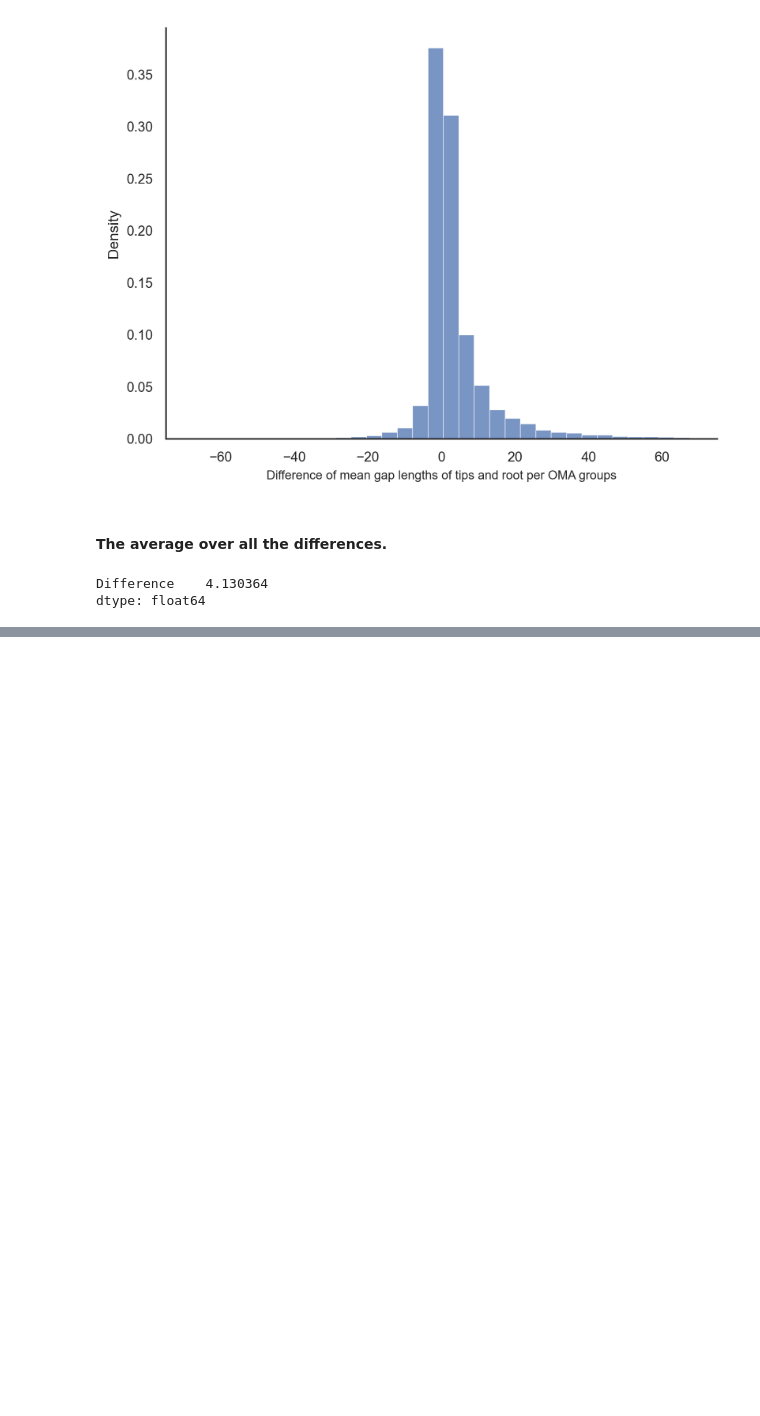
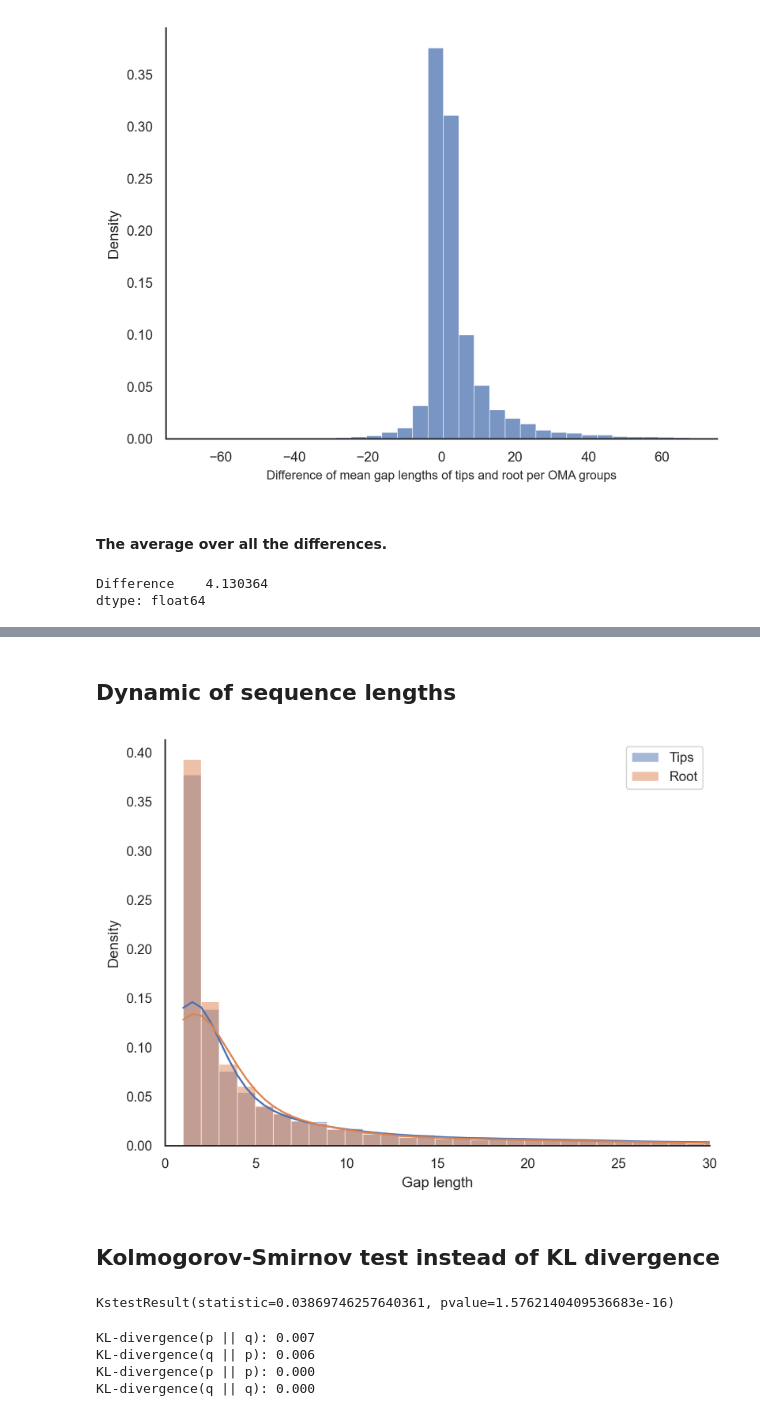
Before and after one commit to acg-team/Single-character-indel-ASR-preserves-long-indels, a Jupyter notebook: mammals_02_dynamic_of_gaps.ipynb, the cells around one changed output, grey strips where cells are left out. Cells and saved outputs as stored; diff of their text form; code cells hidden in the pictures; blank space fills up the shorter version.

```diff
--- a/mammals_02_dynamic_of_gaps.ipynb
+++ b/mammals_02_dynamic_of_gaps.ipynb
@@ -173,0 +307,59 @@ dtype: float64
+# %% [markdown]
+## Dynamic of sequence lengths
+# %%
+# Reading the dataframe
+df_taxa_gap_len = pd.read_json('./02_sub_json_taxa_gap_length.json')
+df_root_gap_len = pd.read_json('./02_sub_json_root_gap_length.json')
+
+# df_taxa_gap_len.head()
+
+threshold=100
+filtered_df_taxa = df_taxa_gap_len[df_taxa_gap_len['Gap length'] <= threshold]
+filtered_df_root = df_root_gap_len[df_root_gap_len['Gap length'] <= threshold]
+
+fig = sns.histplot( data=filtered_df_taxa, x='Gap length', bins=100, kde=True, stat='density',alpha=0.5, color=color_1, label="Tips" , edgecolor = None)
+fig = sns.histplot( data=filtered_df_root, x='Gap length', bins=100, kde=True, stat='density',alpha=0.5, color=color_2, label="Root" , edgecolor = None)
+
+# fig.set_axis_off()
+# fig.set_frame_on(False)
+
+fig.set_xlim(0, 30)
+fig.set(ylabel='Density', xlabel='Gap length')#, title='Plot of the Emperical Gap Length Distributions on Mammalian Data: Tips vs. Root')
+sns.despine()
+plt.legend()
+plt.show()
+# %% [output]
+[figure, added]
+# %% [markdown]
+## Kolmogorov-Smirnov test instead of KL divergence
+# %%
+from scipy.stats import ks_2samp
+
+# Run Kolmogorov-Smirnov test
+print(ks_2samp(list(filtered_df_root['Gap length']), list(filtered_df_taxa['Gap length'])))
+# %% [output]
+KstestResult(statistic=0.03869746257640361, pvalue=1.5762140409536683e-16)
+# %%
+from scipy.special import rel_entr, kl_div
+
+hist1, bin_edges = np.histogram(filtered_df_taxa['Gap length'], bins=100, density=False)
+p = hist1 / hist1.sum()
+# print(hist1)
+# print(bin_edges)
+# print("The p vector is:", p)
+
+hist2, bin_edges = np.histogram(filtered_df_root['Gap length'], bins=100, density=False)
+q = hist2/ hist2.sum()
+# print(hist2)
+# print(bin_edges)
+# print("The q vetor is:", q)
+
+print('KL-divergence(p || q): %.3f ' % sum(kl_div(p,q)))
+print('KL-divergence(q || p): %.3f ' % sum(kl_div(q,p)))
+print('KL-divergence(p || p): %.3f ' % sum(kl_div(p,p)))
+print('KL-divergence(q || q): %.3f ' % sum(kl_div(q,q)))
+# %% [output]
+KL-divergence(p || q): 0.007
+KL-divergence(q || p): 0.006
+KL-divergence(p || p): 0.000
+KL-divergence(q || q): 0.000
```
Also changed, not shown: parts of 13 cells of this notebook.
